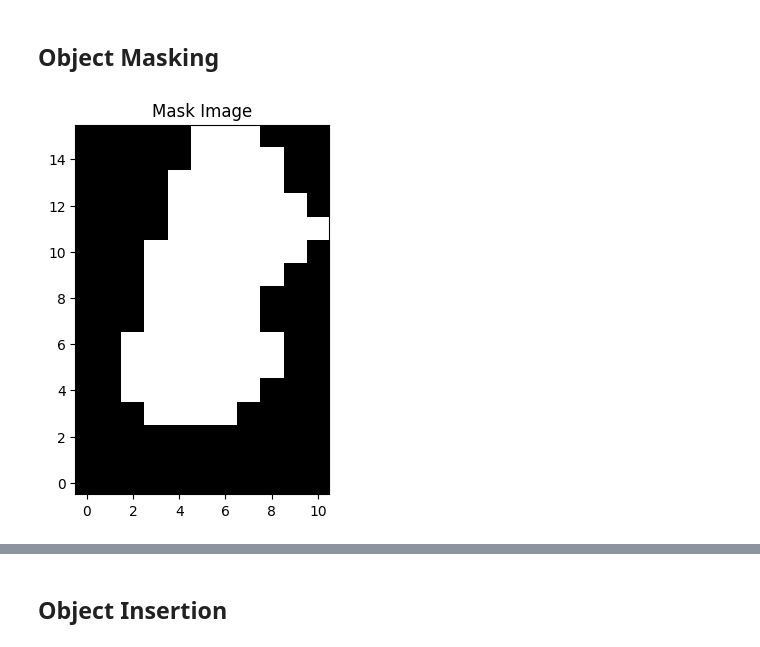
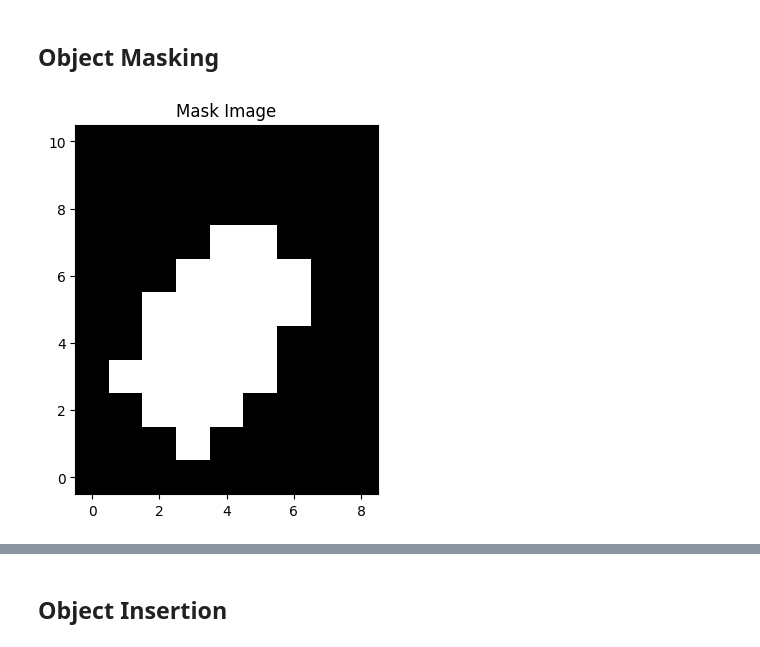
Before and after one commit to ElanoBeer/synthetic-satellite-pipeline, a Jupyter notebook: notebooks/pipeline_overview.ipynb, the cells around one changed output, grey strips where cells are left out. Cells and saved outputs as stored; diff of their text form; code cells hidden in the pictures.

```diff
--- a/notebooks/pipeline_overview.ipynb
+++ b/notebooks/pipeline_overview.ipynb
@@ -21,6 +21,7 @@ from object_insertion import ObjectInsertion
 from cloud_generator import cloud_generation
 
 # Declare the directories
-image_dir = "E:/Datasets/masati-thesis/images"
-annot_dir = "E:/Datasets/masati-thesis/annotations"
-obj_dir = "E:/Datasets/MasatiV2/MasatiV2Boats"
+image_dir = "C:/Users/20202016/Documents/Master/Master Thesis/Datasets/masati-thesis/images"
+annot_dir = "C:/Users/20202016/Documents/Master/Master Thesis/Datasets/masati-thesis/annotations"
+obj_dir = "C:/Users/20202016/Documents/Master/Master Thesis/Datasets/MasatiV2/MasatiV2Boats"
+json_dir = "C:/Users/20202016/Documents/Master/Master Thesis/Datasets/masati-thesis/agg-annotations"
@@ -26,0 +47,5 @@ obj_dir = "E:/Datasets/MasatiV2/MasatiV2Boats"
+# %%
+# Perform necessary loads
+inserter.load_images()
+inserter.load_objects()
+inserter.create_masks()
@@ -35,14 +64,6 @@ The randomly selected image is x0857.png
 # %% [markdown]
 ## Pre-processing
 # %%
-inserter = ObjectInsertion(
-    img_dir=image_dir,
-    obj_dir=obj_dir,
-    xml_dir=annot_dir,
-    out_dir="",
-    input_size=512
-)
-
 processed_img = inserter.preprocess(image_dir + "/" + img_file)
 plt.imshow(processed_img)
 plt.gca().invert_yaxis()
@@ -70,22 +106,10 @@ plt.show()
 # %% [markdown]
 ## Object Masking
 # %%
-# Convert the object image to a binary mask
-gray_obj = cv2.cvtColor(obj, cv2.COLOR_BGR2GRAY)
-
-# Apply Gaussian blur to reduce the noise
-blur_mask = cv2.GaussianBlur(gray_obj, (5, 5), 0)
-
-# Auto threshold using Otsu's method
-_, binary_mask = cv2.threshold(blur_mask, 0, 255, cv2.THRESH_BINARY + cv2.THRESH_OTSU)
-
-# Morphological operations to clean the mask
-kernel = cv2.getStructuringElement(cv2.MORPH_ELLIPSE, (3, 3))
-clean_mask = cv2.morphologyEx(binary_mask, cv2.MORPH_OPEN, kernel, iterations=1)
-final_mask = cv2.morphologyEx(clean_mask, cv2.MORPH_CLOSE, kernel, iterations=1)
-plt.imshow(final_mask, cmap="gray")
+mask = inserter.masks[obj_file]
+plt.imshow(mask, cmap="gray")
 plt.gca().invert_yaxis()
 plt.title("Mask Image")
 plt.show()
 # %% [output]
-[figure, old version]
+[figure, new version]
```
Also changed, not shown: parts of 16 cells of this notebook.
